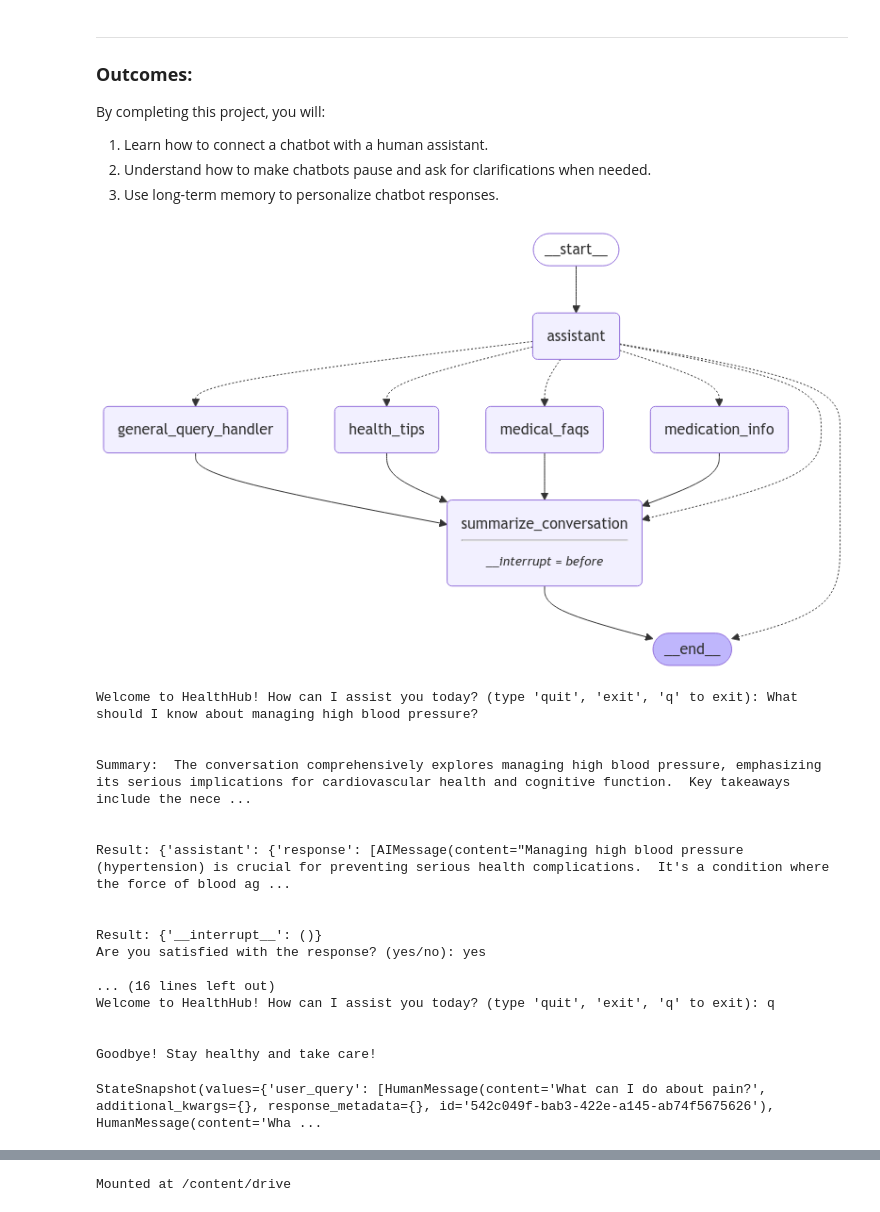
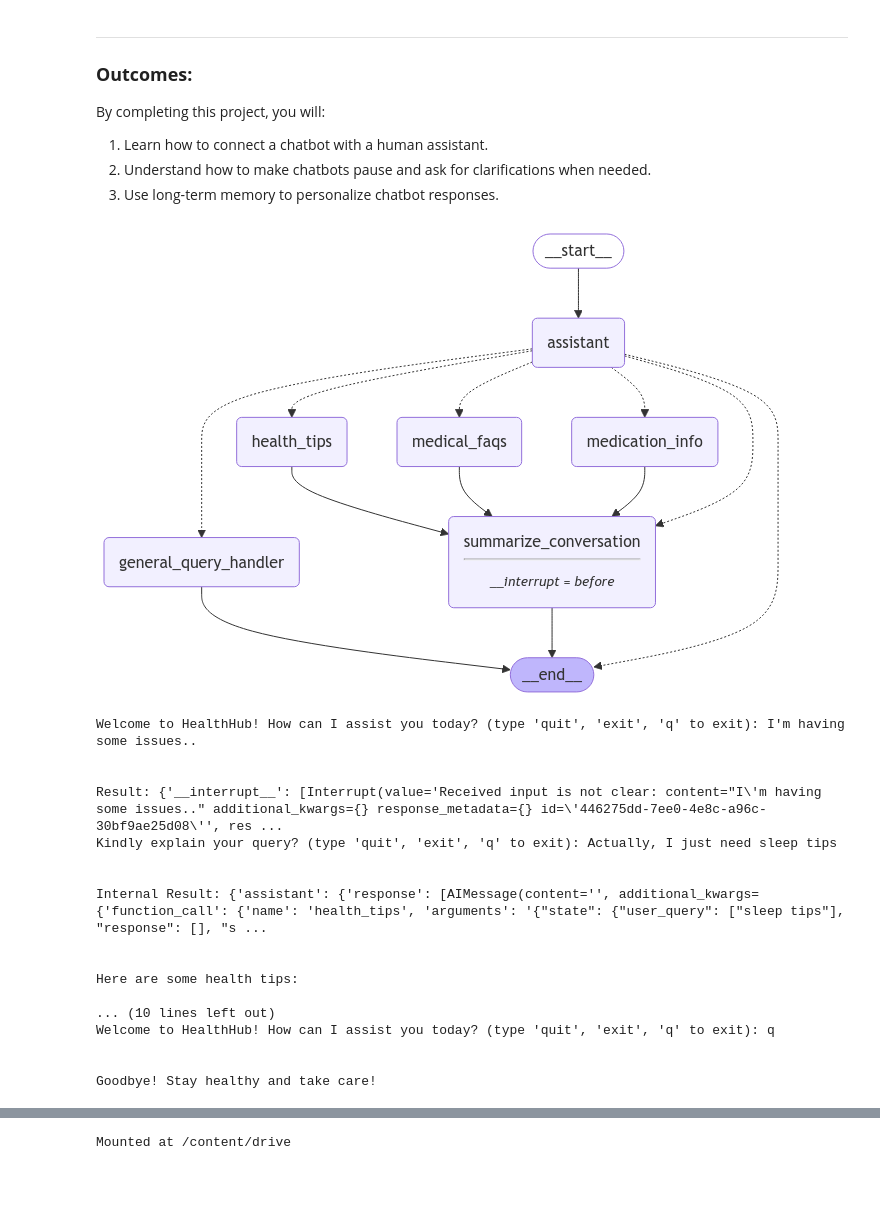
Before and after one commit to Alla-ud-din/Classes-Q3-Q4, a Jupyter notebook: LangGraph/AGENTIC_PROJECTS/01_human_interactions.ipynb, the cells around one changed output, grey strips where cells are left out. Cells and saved outputs as stored; diff of their text form; code cells hidden in the pictures; blank space fills up the shorter version.

```diff
--- a/LangGraph/AGENTIC_PROJECTS/01_human_interactions.ipynb
+++ b/LangGraph/AGENTIC_PROJECTS/01_human_interactions.ipynb
@@ -109,17 +109,17 @@ GEMINI_API_KEY = userdata.get('GEMINI_API_KEY')
 from langchain_google_genai import ChatGoogleGenerativeAI
 
 llm = ChatGoogleGenerativeAI(
-    model="gemini-1.5-flash",
+    model="gemini-2.0-flash",
     max_retries=2,
     api_key=GEMINI_API_KEY
 )
 
 from langchain_community.tools.tavily_search import TavilySearchResults
-tavily_search = TavilySearchResults(max_results=2)
+tavily_search = TavilySearchResults(max_results=1)
 # llm.invoke("greet me")
 # tavily_search.invoke("What's a 'node' in LangGraph?")
 # %%
-from typing import Annotated
+from typing import Annotated, Any
 from typing_extensions import TypedDict
 from langgraph.graph import StateGraph, START, END
 from langgraph.graph.message import add_messages
@@ -143,7 +143,7 @@ def health_tips(state: State) -> State:
     """Provide health tips using Tavily Search."""
     user_query = state['user_query'][-1].content  # Extract user query
     tavily_response = tavily_search.invoke(user_query)  # Call Tavily Search API
-    print("Tavily_response: ", tavily_response)
+    # print("Tavily_response: ", tavily_response)
     formatted_response = "\n\n".join(
             f"- (Source: {item.get('url', 'No URL')}) {item.get('content', 'No content')}\n  "
             for item in tavily_response
@@ -192,14 +192,12 @@ tools = [health_tips, medical_faqs, medication_info, general_query_handler]
 # Bind tools to the LLM
 llm_with_tools = llm.bind_tools(tools)
 
-# Define a system message to guide the assistant
-# sys_msg = SystemMessage(content="You are a helpful assistant tasked with helping users with their medical queries."
-#                         "Return tool call if user's query is related to any tool mentioned."
-#                         "If you need more details to decide reply 'Can you clarify?'")
+
 prompt = f"""You are a helpful medical assistant designed to assist users with their health-related queries.
           You have access to specialized tools for providing health tips, answering medical FAQs, giving medication information, and handling general medical inquiries.
 
           - If a user's query falls under any of these categories, return the appropriate tool call.
+          - If a user's query is not related to health-related topics, call general_query_handler tool.
           - If you need more details to determine the correct response, ask the user to clarify by replying: 'Can you clarify?'
           - For general prompts like greetings, respond naturally without using a tool.
 
@@ -211,31 +209,31 @@ def assistant(state: State) -> State:
     """Generate a response from the assistant using the LLM and tools."""
     # Get summary if it exists
     summary = state.get("summary", "")
-    print("\n\nSummary: ", summary)
+    # print("\n\nSummary: ", summary)
     # If there is summary, then we add it
     if summary:
         # Add summary to system message
-        system_message = f"Summary of conversation earlier: {summary}\n\n{sys_msg}"
+        system_message = f"Summary of conversation earlier and prompt: Summary: {summary}\n\nPrompt: {sys_msg}"
         response = llm_with_tools.invoke([SystemMessage(content=system_message)] + state["user_query"])  # Get response from the LLM
     else:
         response = llm_with_tools.invoke([sys_msg] + state["user_query"])  # Get response from the LLM
     # print("\n\nResponse from llm: ", response)
     if "Can you clarify?" in response.content:
-        raise NodeInterrupt(f"Received input is not clear: {state['user_query']}")
+        raise NodeInterrupt(f"Received input is not clear: {state['user_query'][-1]}")
     return {"response": [response]}  # Return the response
 
 # Define tool calling logic
-def tool_calling(state: State):
+def tool_calling(state: State) -> Any:
     """Determine the next tool to call based on model responses."""
     try:
         if state['response'] and hasattr(state['response'][-1], 'tool_calls') and len(state['response'][-1].tool_calls) > 0:
             tool_name = state['response'][-1].tool_calls[-1].get("name", None)  # Extract tool name
             if tool_name:
                 return tool_name  # Call the specific tool
-        return "summarize_conversation"  # Transition to summarization if no tool is specified
+        return END  # If no tool is needed, go directly to END
     except Exception as e:
         print(f"[ERROR in tool_calling]: {e}")
-        return "summarize_conversation"  # Default to summarization on error
+        return END  # Default to END on error
 
 # Define the summarize conversation logic
 def summarize_conversation(state: State) -> State:
@@ -278,35 +276,35 @@ builder: StateGraph = StateGraph(State)
 
 # Define nodes in the graph
 builder.add_node("assistant", assistant)
 builder.add_node("health_tips", health_tips)
 builder.add_node("medical_faqs", medical_faqs)
 builder.add_node("medication_info", medication_info)
 builder.add_node("general_query_handler", general_query_handler)
 builder.add_node("summarize_conversation", summarize_conversation)
 
 # Define edges in the graph
 builder.add_edge(START, "assistant")  # Start with the assistant node
 builder.add_conditional_edges("assistant", tool_calling)  # Add conditional edges for tool calling
 
 # Tools transition to summarize_conversation
 builder.add_edge("health_tips", "summarize_conversation")
 builder.add_edge("medical_faqs", "summarize_conversation")
 builder.add_edge("medication_info", "summarize_conversation")
-builder.add_edge("general_query_handler", "summarize_conversation")
+builder.add_edge("general_query_handler", END)
 
 # Summarize conversation transitions to END
 builder.add_edge("summarize_conversation", END)
 
 # Initialize memory to save conversation
 memory: MemorySaver = MemorySaver()
 
 # Compile the state graph
 graph: CompiledStateGraph = builder.compile(interrupt_before = ["summarize_conversation"], checkpointer=memory)
 
 # Visualize the graph
 display(Image(graph.get_graph(xray=True).draw_mermaid_png()))
 # %% [output]
-[figure, old version]
+[figure, new version]
 # %%
 # Specify a thread configuration
 config = {"configurable": {"thread_id": "1"}}
@@ -323,9 +321,9 @@ while exit:
 
     for result in graph.stream({"user_query": user_input}, config, stream_mode="updates"):
         print("\n\nResult:", result)
-        for tool in ["health_tips", "medical_faqs", "medication_info", "general_query_handler"]:
-            if tool in result:
-                print("Successful: ", tool)
+        # for tool in ["health_tips", "medical_faqs", "medication_info", "general_query_handler"]:
+        #     if tool in result:
+        #         print("Successful: ", tool)
 
         if "__interrupt__" in result and result["__interrupt__"] and "Received input is not clear" in result["__interrupt__"][-1].value: # Check if '__interrupt__' key exists and is not empty
             user_input_clear = input("Kindly explain your query? (type 'quit', 'exit', 'q' to exit): ")
@@ -362,28 +360,26 @@ while exit:
                 else:
                     print("Invalid input. Please enter 'yes' or 'no'.")
 # %% [output]
-Welcome to HealthHub! How can I assist you today? (type 'quit', 'exit', 'q' to exit): What should I know about managing high blood pressure?
+Welcome to HealthHub! How can I assist you today? (type 'quit', 'exit', 'q' to exit): I'm having some issues..
 
 
-Summary:  The conversation comprehensively explores managing high blood pressure, emphasizing its serious implications for cardiovascular health and cognitive function.  Key takeaways include the nece ...
+Result: {'__interrupt__': [Interrupt(value='Received input is not clear: content="I\'m having some issues.." additional_kwargs={} response_metadata={} id=\'446275dd-7ee0-4e8c-a96c-30bf9ae25d08\'', res ...
+Kindly explain your query? (type 'quit', 'exit', 'q' to exit): Actually, I just need sleep tips
 
 
-Result: {'assistant': {'response': [AIMessage(content="Managing high blood pressure (hypertension) is crucial for preventing serious health complications.  It's a condition where the force of blood ag ...
+Internal Result: {'assistant': {'response': [AIMessage(content='', additional_kwargs={'function_call': {'name': 'health_tips', 'arguments': '{"state": {"user_query": ["sleep tips"], "response": [], "s ...
 
 
-Result: {'__interrupt__': ()}
-Are you satisfied with the response? (yes/no): yes
+Here are some health tips:
 
-... (16 lines left out)
+... (10 lines left out)
 Welcome to HealthHub! How can I assist you today? (type 'quit', 'exit', 'q' to exit): q
 
 
 Goodbye! Stay healthy and take care!
 # %%
 snapshot = graph.get_state(config)
-snapshot
+# snapshot
-# %% [output]
-StateSnapshot(values={'user_query': [HumanMessage(content='What can I do about pain?', additional_kwargs={}, response_metadata={}, id='542c049f-bab3-422e-a145-ab74f5675626'), HumanMessage(content='Wha ...
 # %%
 snapshot.next
 # %% [output]
```
Also changed, not shown: parts of 5 cells of this notebook.
